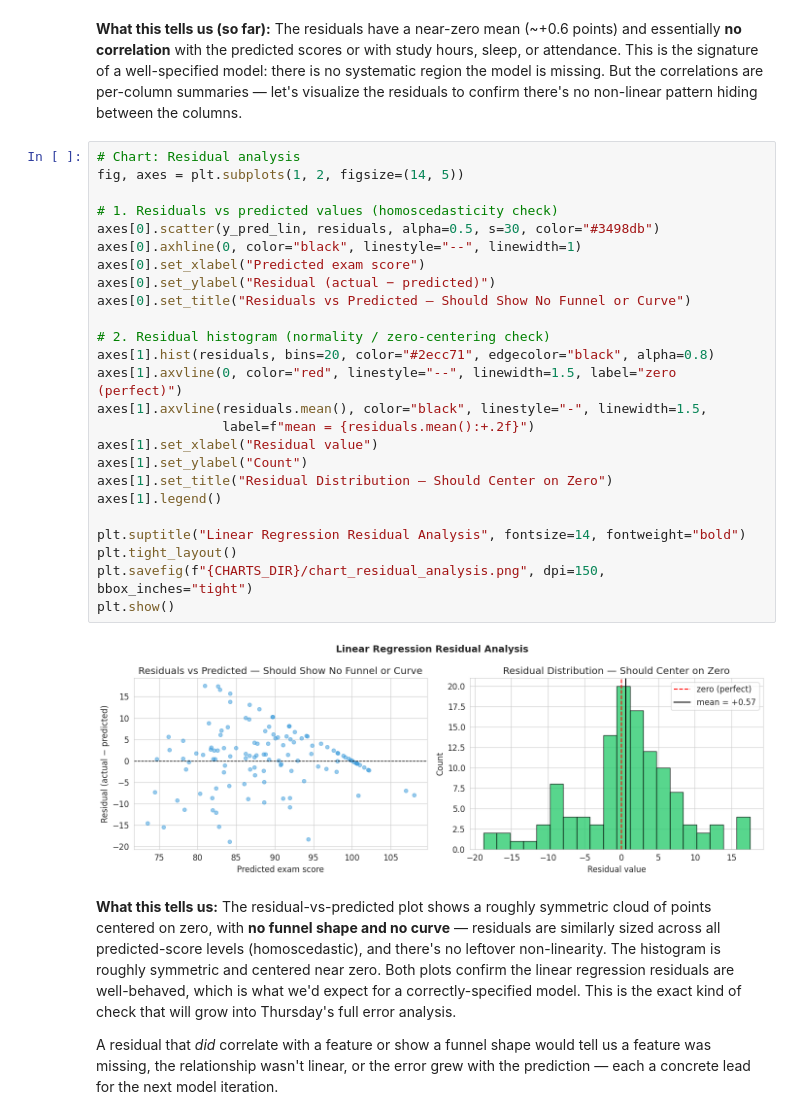
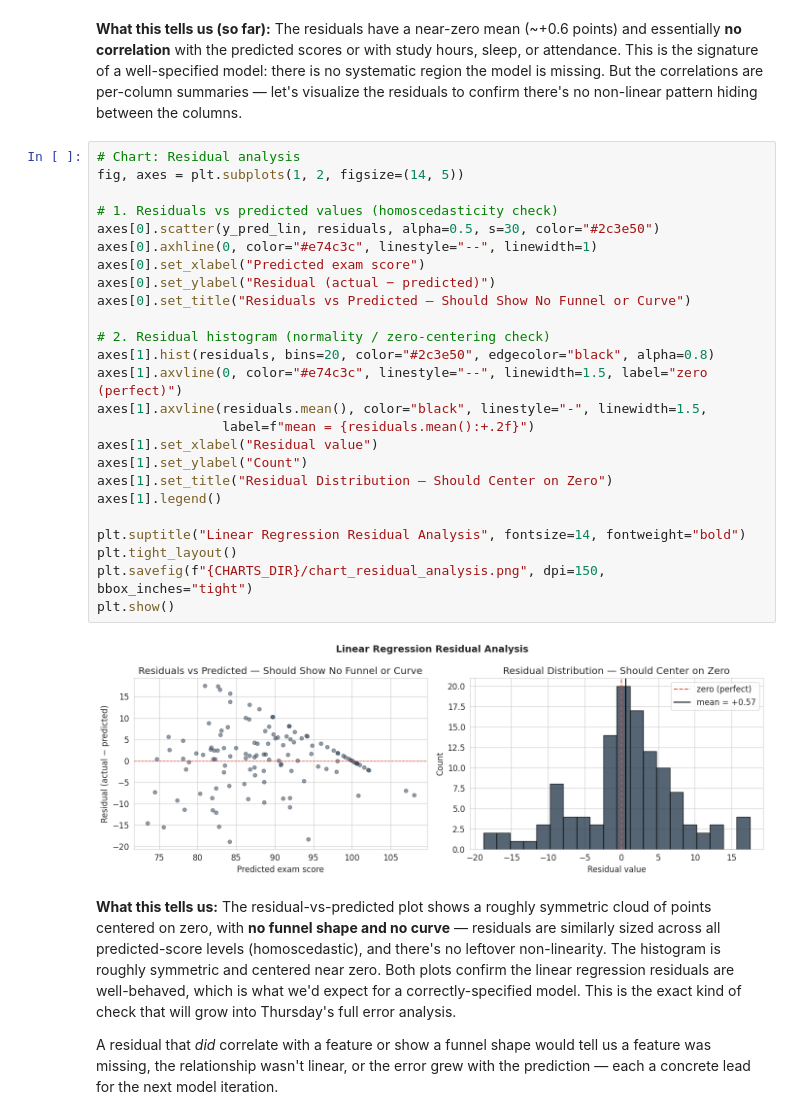
Before and after one commit to memoona-zahur/First-ML-Pipeline_Baselines_Linear-and-Logistic-Regression_and_Metrics, a Jupyter notebook: ml_pipeline.ipynb, the cells around one changed output. Cells and saved outputs as stored; diff of their text form.

Commit message:
feat: document chart color reasoning; use single color for residual chart (no arbitrary colors)

```diff
--- a/ml_pipeline.ipynb
+++ b/ml_pipeline.ipynb
@@ -437,30 +429,30 @@ Correlations between residuals and each input (should be near 0 → no leftover
 # %%
 # Chart: Residual analysis
 fig, axes = plt.subplots(1, 2, figsize=(14, 5))
 
 # 1. Residuals vs predicted values (homoscedasticity check)
-axes[0].scatter(y_pred_lin, residuals, alpha=0.5, s=30, color="#3498db")
-axes[0].axhline(0, color="black", linestyle="--", linewidth=1)
+axes[0].scatter(y_pred_lin, residuals, alpha=0.5, s=30, color="#2c3e50")
+axes[0].axhline(0, color="#e74c3c", linestyle="--", linewidth=1)
 axes[0].set_xlabel("Predicted exam score")
 axes[0].set_ylabel("Residual (actual − predicted)")
 axes[0].set_title("Residuals vs Predicted — Should Show No Funnel or Curve")
 
 # 2. Residual histogram (normality / zero-centering check)
-axes[1].hist(residuals, bins=20, color="#2ecc71", edgecolor="black", alpha=0.8)
-axes[1].axvline(0, color="red", linestyle="--", linewidth=1.5, label="zero (perfect)")
+axes[1].hist(residuals, bins=20, color="#2c3e50", edgecolor="black", alpha=0.8)
+axes[1].axvline(0, color="#e74c3c", linestyle="--", linewidth=1.5, label="zero (perfect)")
 axes[1].axvline(residuals.mean(), color="black", linestyle="-", linewidth=1.5,
                 label=f"mean = {residuals.mean():+.2f}")
 axes[1].set_xlabel("Residual value")
 axes[1].set_ylabel("Count")
 axes[1].set_title("Residual Distribution — Should Center on Zero")
 axes[1].legend()
 
 plt.suptitle("Linear Regression Residual Analysis", fontsize=14, fontweight="bold")
 plt.tight_layout()
 plt.savefig(f"{CHARTS_DIR}/chart_residual_analysis.png", dpi=150, bbox_inches="tight")
 plt.show()
 # %% [output]
-[figure, old version]
+[figure, new version]
 # %% [markdown]
 **What this tells us:** The residual-vs-predicted plot shows a roughly symmetric cloud of points centered on zero, with **no funnel shape and no curve** — residuals are similarly sized across all predicted-score levels (homoscedastic), and there's no leftover non-linearity. The histogram is roughly symmetric and centered near zero. Both plots confirm the linear regression residuals are well-behaved, which is what we'd expect for a correctly-specified model. This is the exact kind of check that will grow into Thursday's full error analysis.
 
```
Also changed, not shown: parts of 6 cells of this notebook, 3 other files.
